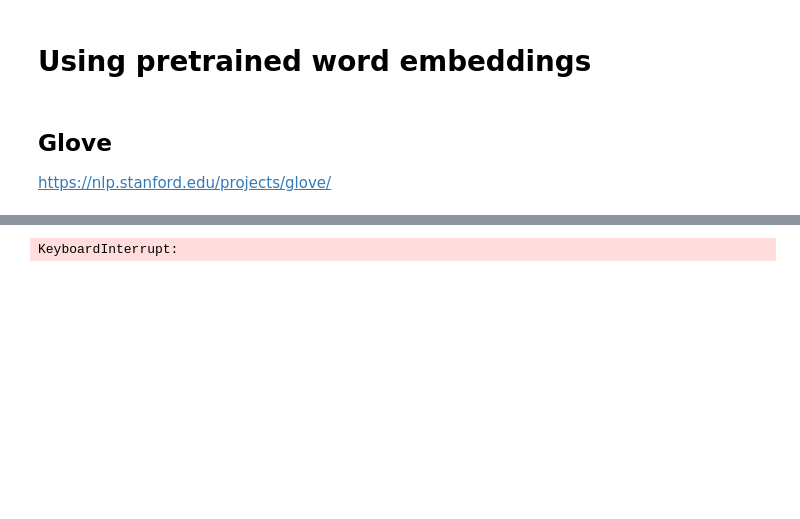
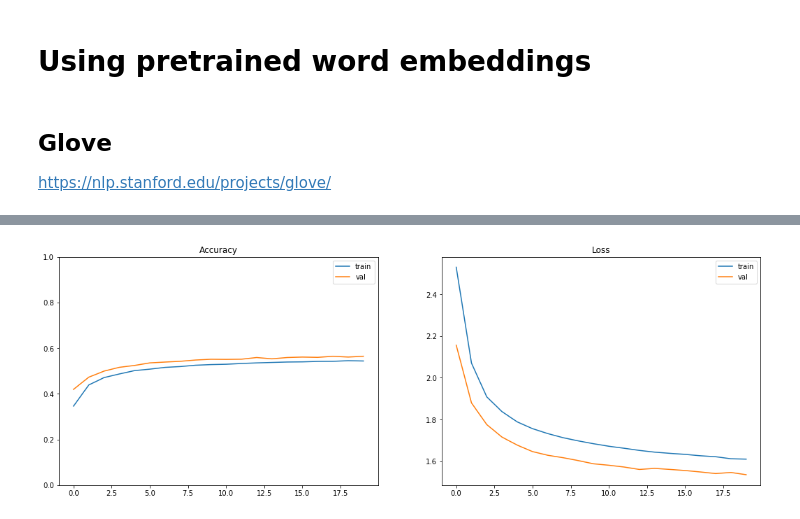
Before and after one commit to lopez-/kaggle_projects, a Jupyter notebook: huffington_news_category/embedding.ipynb, the cells around one changed output, grey strips where cells are left out. Saved outputs shown, nothing was run; the diff lists cells and outputs as text; code cells hidden in the pictures; blank space fills up the shorter version.

```diff
--- a/huffington_news_category/embedding.ipynb
+++ b/huffington_news_category/embedding.ipynb
@@ -298,16 +289,20 @@ model.add(layers.GRU(20))
 model.add(Dropout(0.25))
 model.add(Dense(128, activation='relu'))
 model.add(Dense(num_labels, activation='softmax'))
-model.summary()
+
+model.layers[0].set_weights([embedding_matrix])
+model.layers[0].trainable = False
 
 model.compile(optimizer='rmsprop', loss='categorical_crossentropy', metrics=['acc'])
+
+model.summary()
 
 history = model.fit(X_train,
                     y_train,
                     epochs=20,
                     batch_size=256,
                     validation_data=(X_val, y_val),
-                    callbacks = [EarlyStopping(monitor='acc', patience=1)])
+                    callbacks = callbacks)
 
 evaluate_nn(history)
 # %% [output]
@@ -331 +326 @@ Epoch 14/20
-KeyboardInterrupt:
+[figure, added]
```
Also changed, not shown: parts of 18 cells of this notebook, 2 other files.
